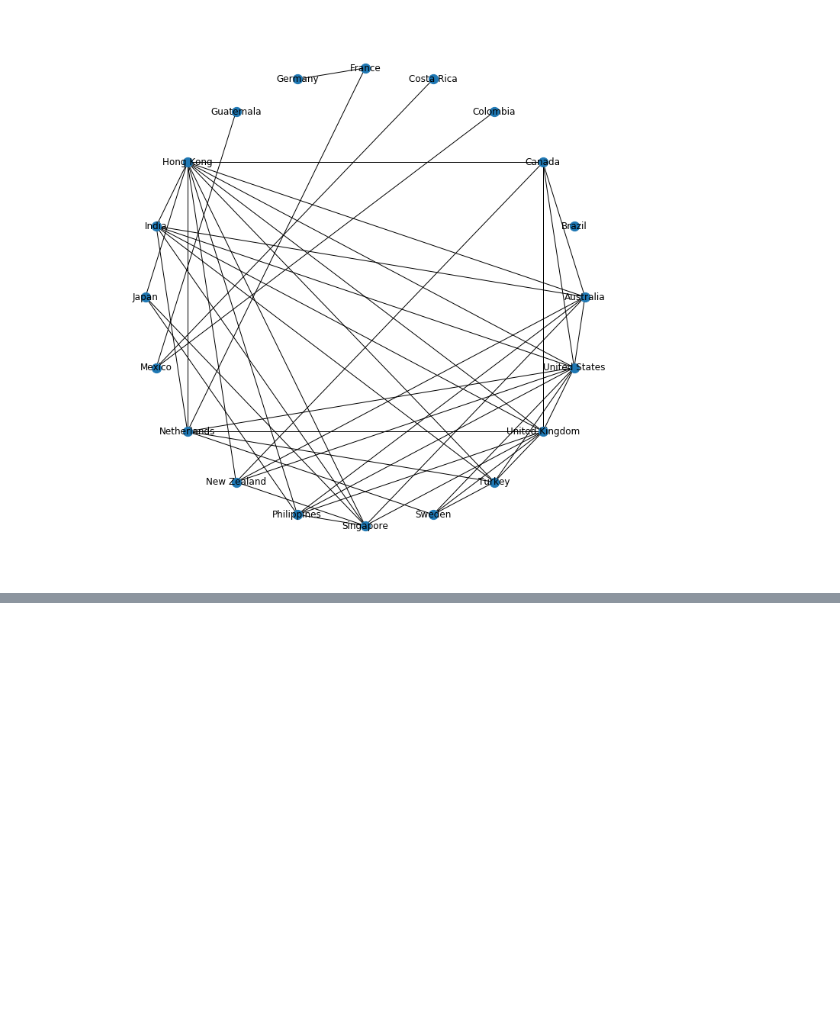
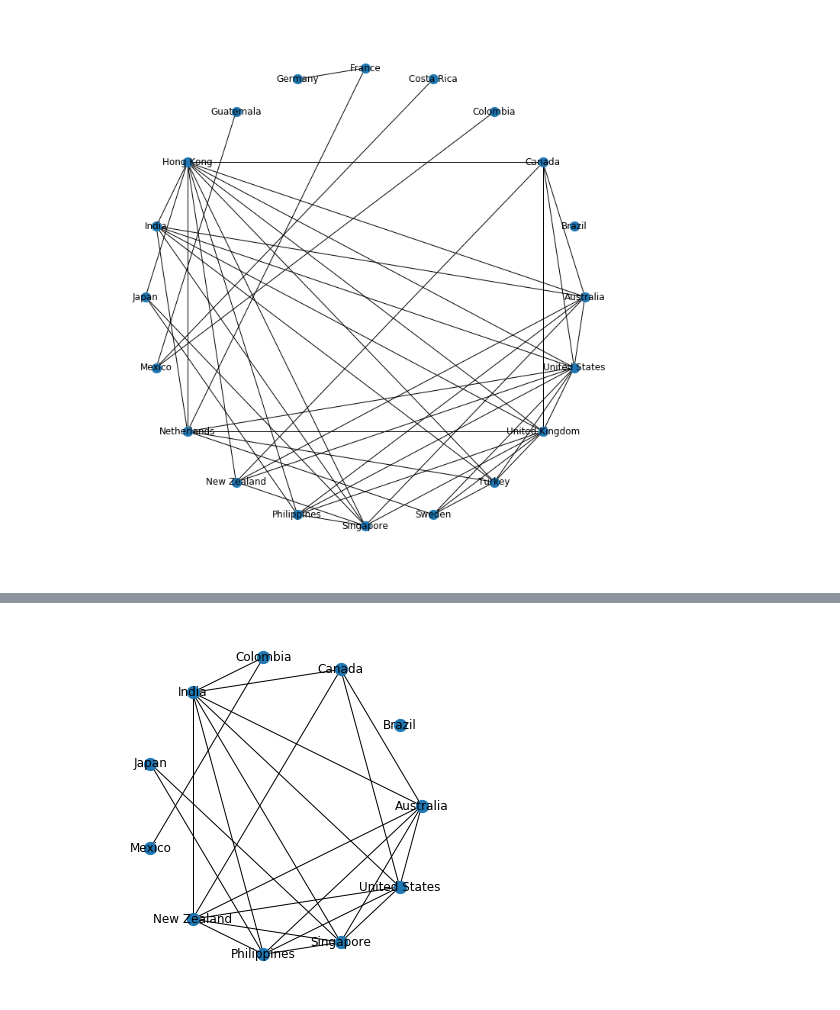
Before and after one commit to carlsonkellie/nets150-finalproject, a Jupyter notebook: lyrics.ipynb, the cells around one changed output, grey strips where cells are left out. Saved outputs shown, nothing was run; the diff lists cells and outputs as text; code cells hidden in the pictures; blank space fills up the shorter version.

```diff
--- a/lyrics.ipynb
+++ b/lyrics.ipynb
@@ -315,0 +340,12 @@ plt.show()
+# %%
+nx.draw_circular(Gnodesremoved, with_labels=True, font_size=12, node_size=150)
+
+axes = plt.gca()
+axes.set_xlim([-1.3, 1.3])
+axes.set_ylim([-1.2, 1.2])
+plt.axis('off')
+plt.rcParams['figure.figsize'] = [5, 5]
+
+plt.show()
+# %% [output]
+[figure, added]
```
Also changed, not shown: parts of 8 cells of this notebook, 7 other files.
